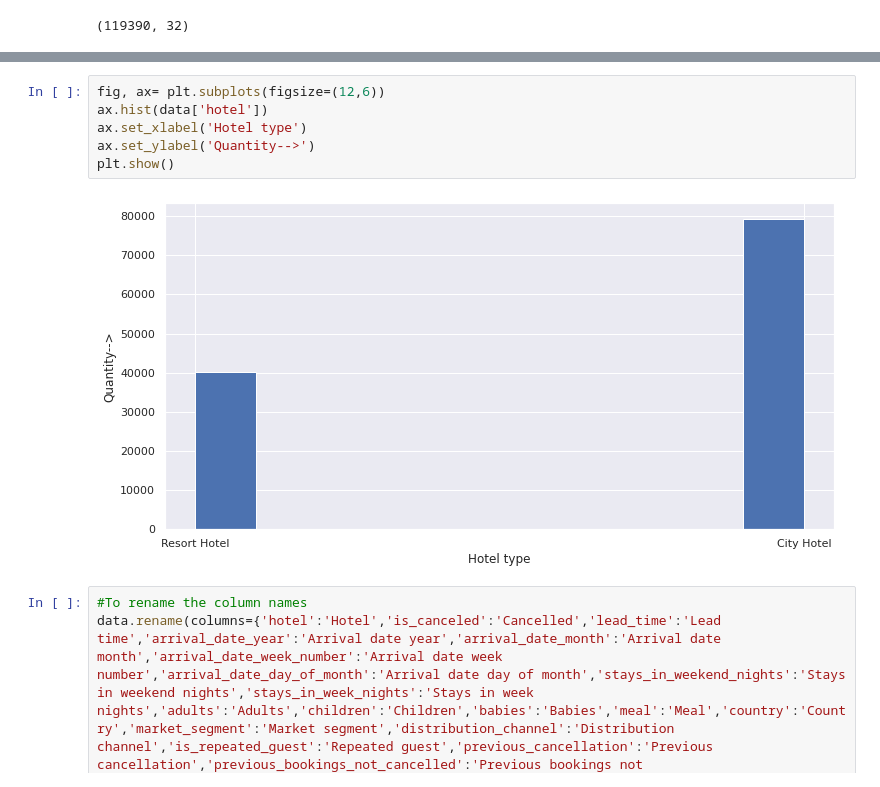
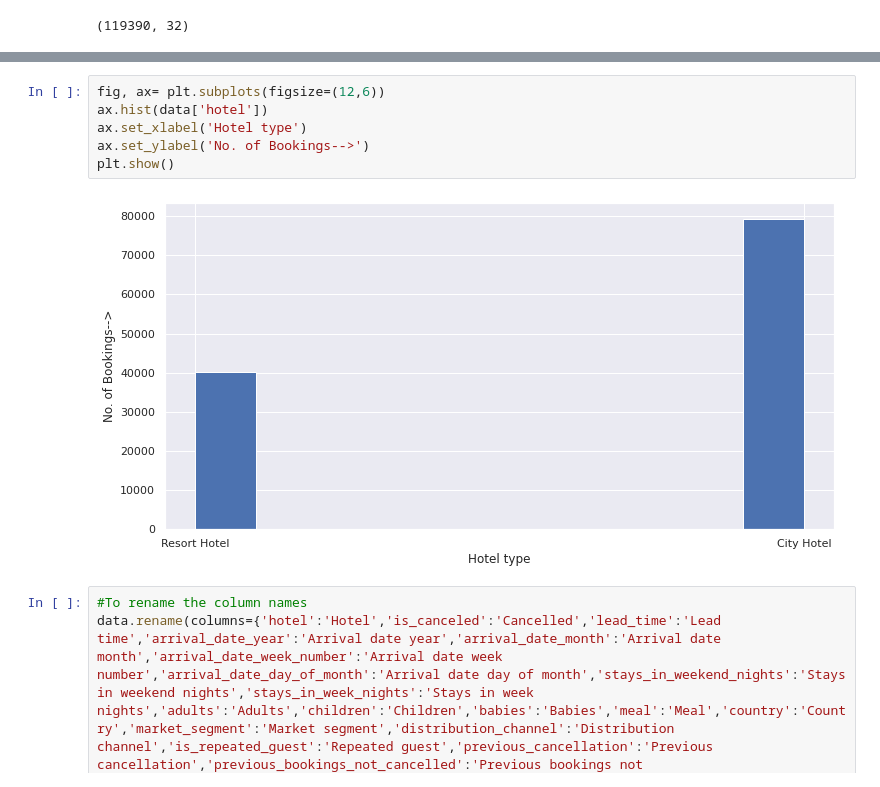
Before and after one commit to sm160388/hotel-booking-analysis, a Jupyter notebook: Copy_of_Hotel_Booking_Analysis_Capstone_Project.ipynb, the cells around one changed output, grey strips where cells are left out. Cells and saved outputs as stored; diff of their text form.

```diff
--- a/Copy_of_Hotel_Booking_Analysis_Capstone_Project.ipynb
+++ b/Copy_of_Hotel_Booking_Analysis_Capstone_Project.ipynb
@@ -72,11 +74,11 @@ list(data.columns)
 # %%
 fig, ax= plt.subplots(figsize=(12,6))
 ax.hist(data['hotel'])
 ax.set_xlabel('Hotel type')
-ax.set_ylabel('Quantity-->')
+ax.set_ylabel('No. of Bookings-->')
 plt.show()
 # %% [output]
-[figure, old version]
+[figure, new version]
 # %%
 #To rename the column names
 data.rename(columns={'hotel':'Hotel','is_canceled':'Cancelled','lead_time':'Lead time','arrival_date_year':'Arrival date year','arrival_date_month':'Arrival date month','arrival_date_week_number':'Arrival date week number','arrival_date_day_of_month':'Arrival date day of month','stays_in_weekend_nights':'Stays in weekend nights','stays_in_week_nights':'Stays in week nights','adults':'Adults','children':'Children','babies':'Babies','meal':'Meal','country':'Country','market_segment':'Market segment','distribution_channel':'Distribution channel','is_repeated_guest':'Repeated guest','previous_cancellation':'Previous cancellation','previous_bookings_not_cancelled':'Previous bookings not cancelled','reserved_room_type':'Reserved room type','assigned_room_type':'Assigned room type','booking_changes':'Booking changes','deposit_typ':'Deposit type','agent':'Agent','company':'Company','days_in_waiting_list':'Days in waiting list','customer_type':'Customer type','adr':'Average daily rate','required_car_parking_spaces':'Required car parking spaces','total_of_special_requests':'Total of special requests','reservation_status':'Reservation status','reservation_status_date':'Reservation status date'},inplace=True)
```
Also changed, not shown: parts of 37 cells of this notebook.
